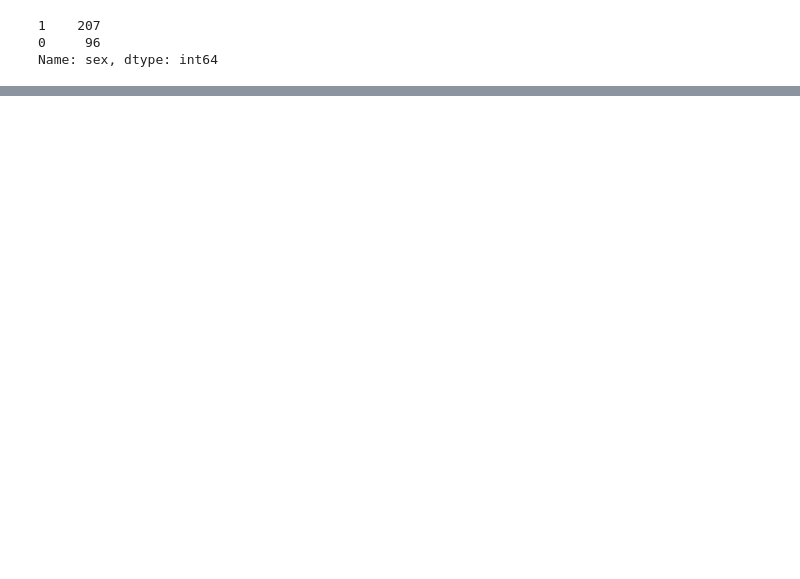
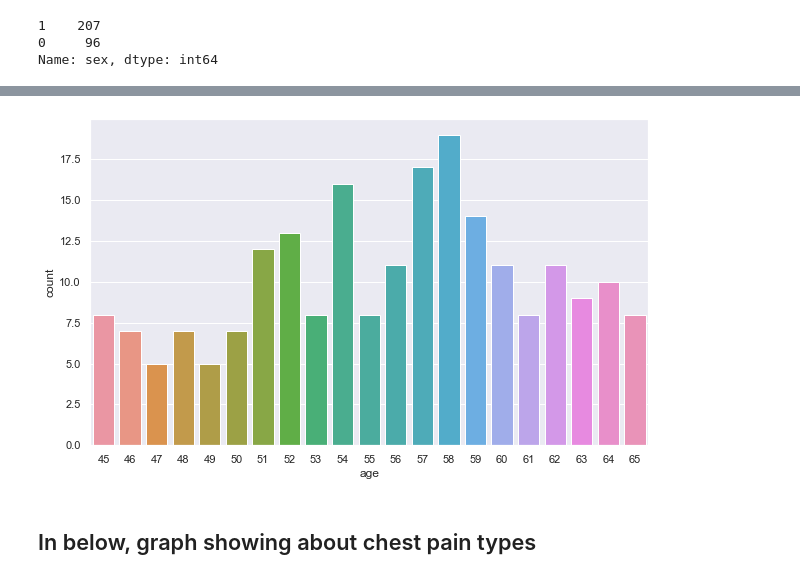
Before and after one commit to soujanyareddy1256/CSE_720001.202320, a Jupyter notebook: Project/Satya/720_project_python_code.ipynb, the cells around one changed output, grey strips where cells are left out. Drawn from its saved outputs; the diff is of its cells as text; code cells hidden in the pictures; blank space fills up the shorter version.

```diff
--- a/Project/Satya/720_project_python_code.ipynb
+++ b/Project/Satya/720_project_python_code.ipynb
@@ -123,3 +182,12 @@ plt.legend(["Disease", "No Disease"]);
+# %%
+sns.set_style('darkgrid')
+fig, ax = plt.subplots(figsize=(10, 6))
+sns.countplot(x='age', data=data[(data['age'] >= 45) & (data['age'] <= 65)], ax=ax)
+plt.show()
+# %% [output]
+[figure, added]
+# %% [markdown]
+## In below, graph showing about chest pain types
 # %%
 pd.crosstab(data.cp, data.target).plot(kind="bar",figsize=(10, 8),color=["red", "blue"])
 plt.title("Heart Disease Frequency versus Chest Pain Type")
```
Also changed, not shown: parts of 38 cells of this notebook.
